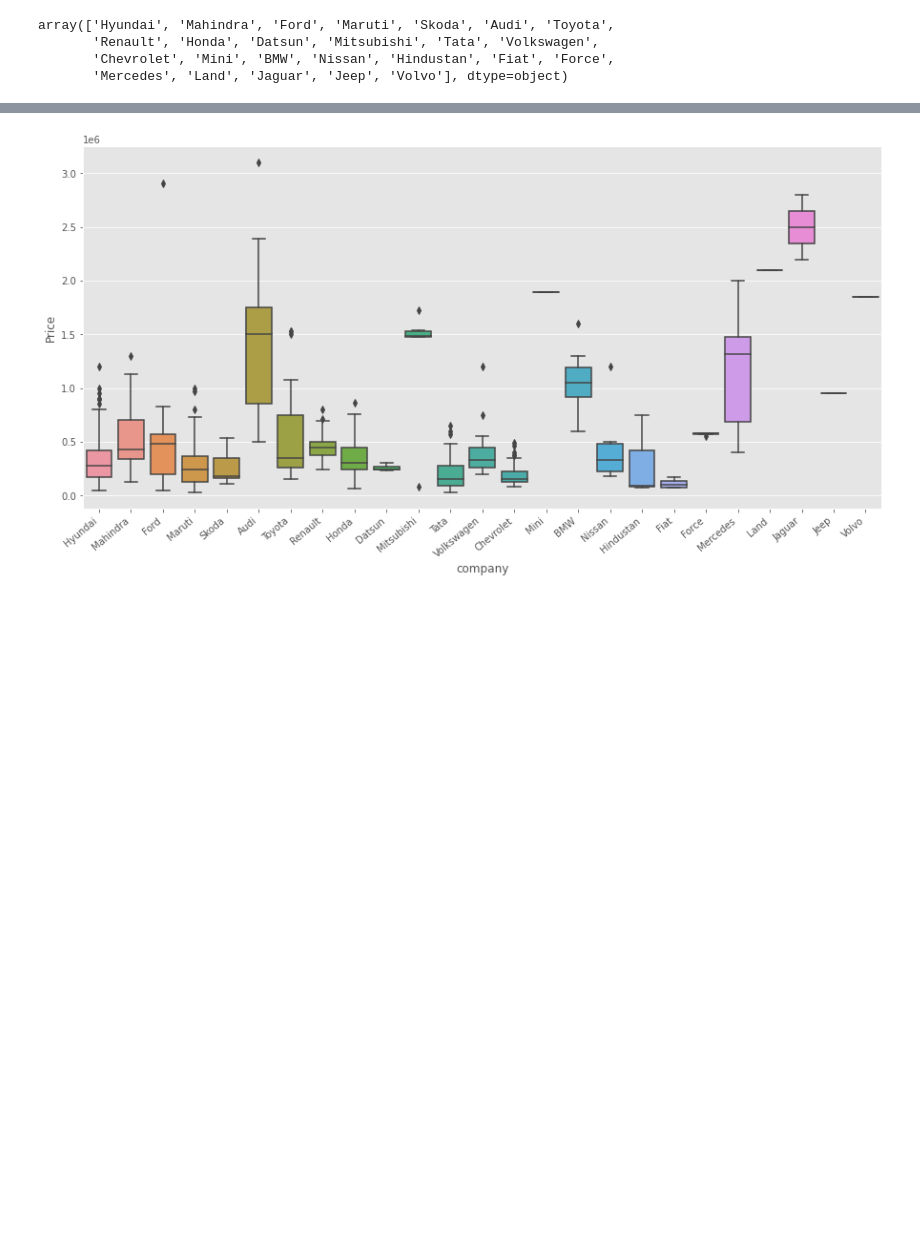
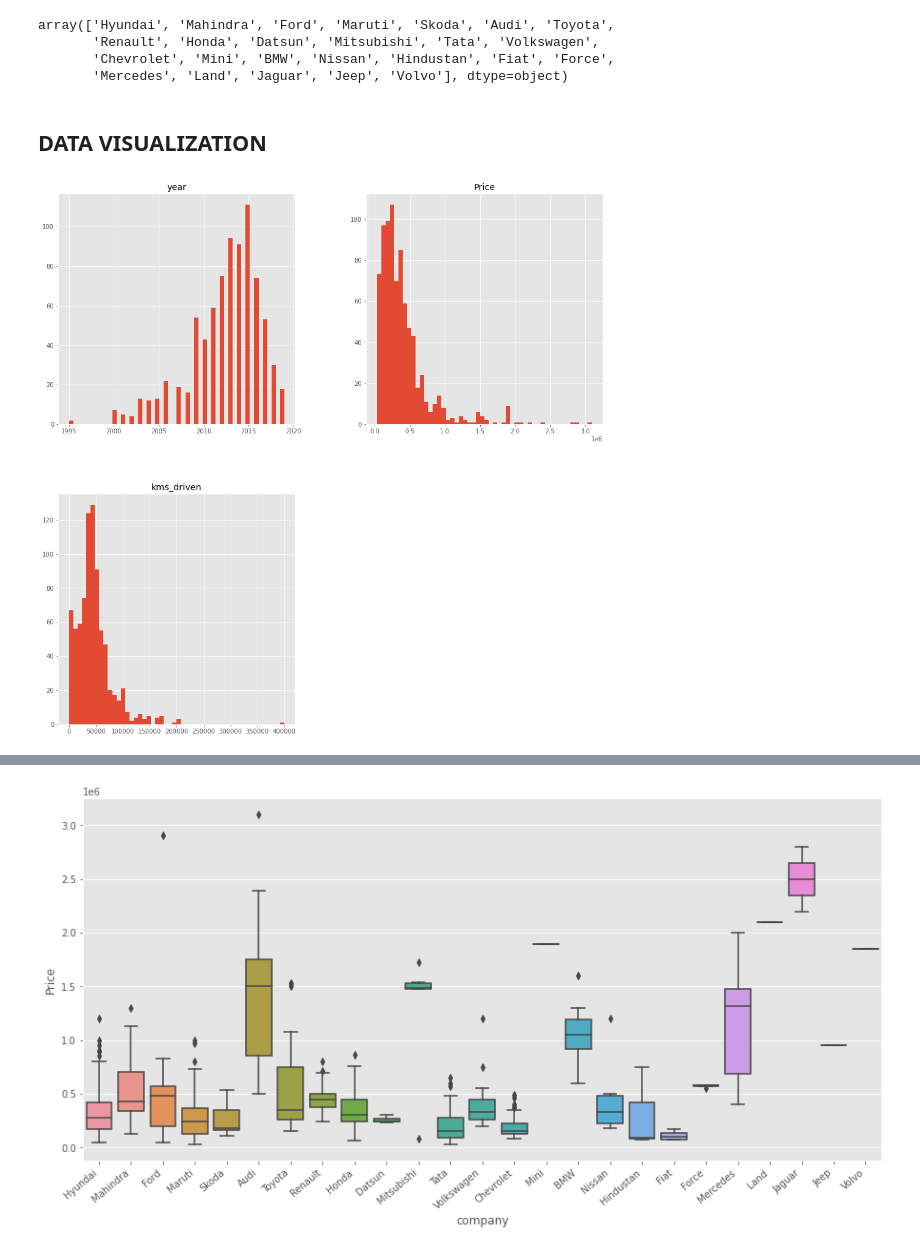
Before and after one commit to ansh27ika/car-price-predictor-, a Jupyter notebook: car price predictor .ipynb, the cells around one changed output, grey strips where cells are left out. Drawn from its saved outputs; the diff is of its cells as text; code cells hidden in the pictures; blank space fills up the shorter version.

```diff
--- a/car price predictor .ipynb
+++ b/car price predictor .ipynb
@@ -166,5 +168,13 @@ array(['Hyundai', 'Mahindra', 'Ford', 'Maruti', 'Skoda', 'Audi', 'Toyota',
        'Renault', 'Honda', 'Datsun', 'Mitsubishi', 'Tata', 'Volkswagen',
        'Chevrolet', 'Mini', 'BMW', 'Nissan', 'Hindustan', 'Fiat', 'Force',
        'Mercedes', 'Land', 'Jaguar', 'Jeep', 'Volvo'], dtype=object)
+# %% [markdown]
+## DATA VISUALIZATION
 # %%
 import seaborn as sns
+# %%
+import matplotlib.pyplot as plt
+car.hist(bins=50,figsize=(16,16))
+plt.show()
+# %% [output]
+[figure, added]
```
Also changed, not shown: parts of 6 cells of this notebook.
